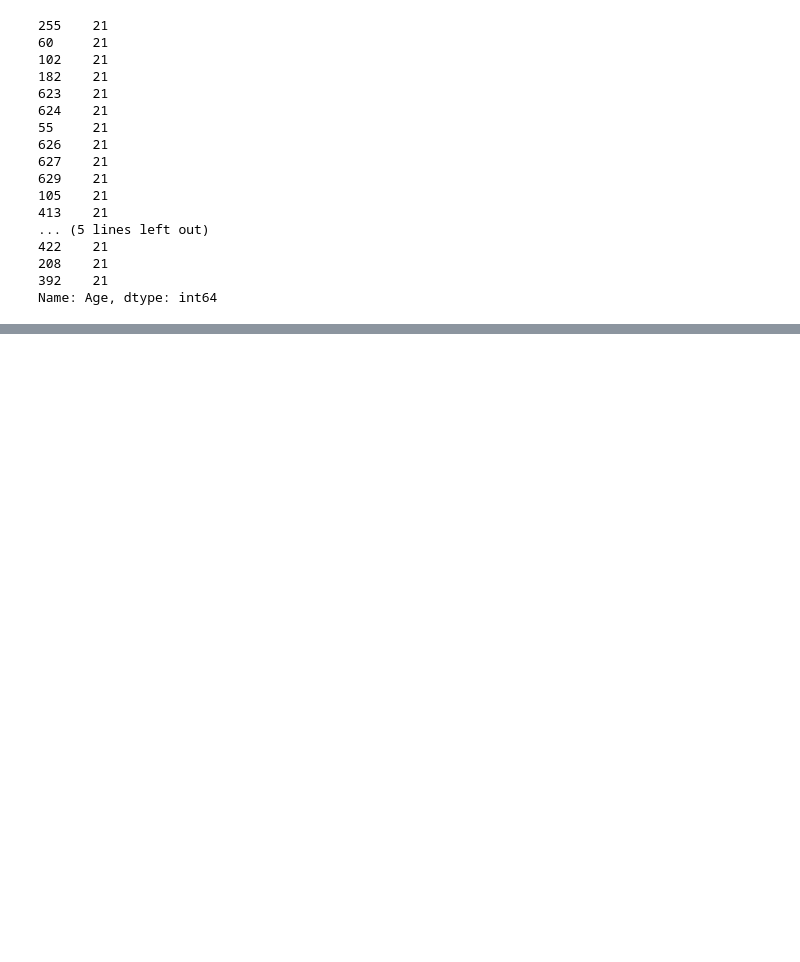
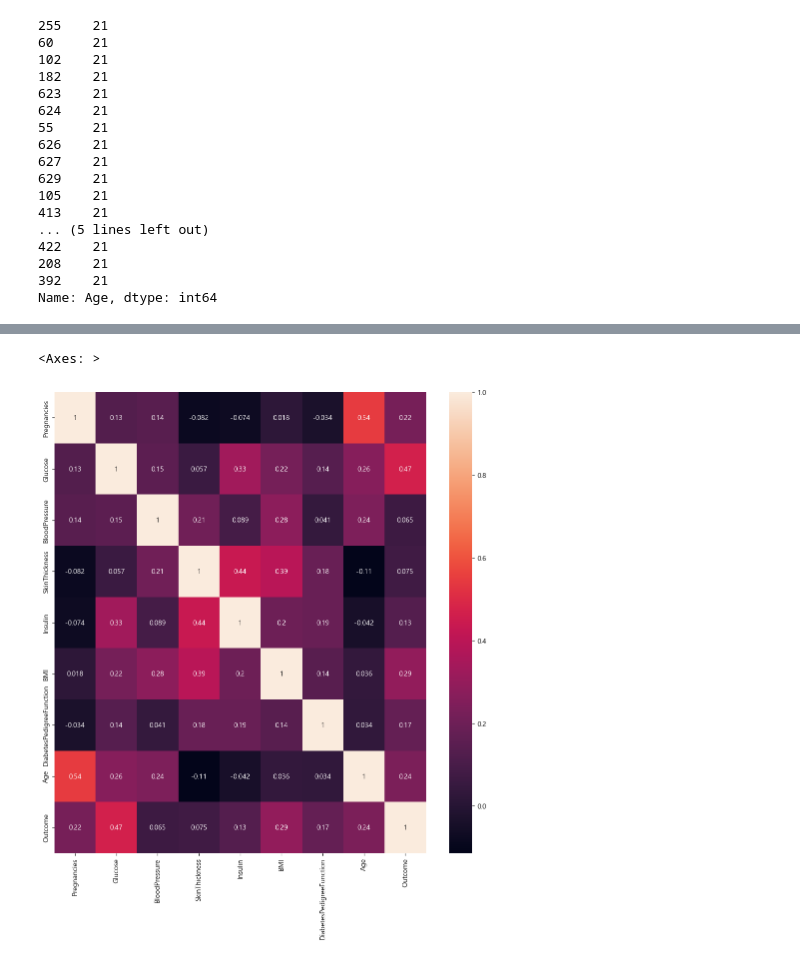
Before and after one commit to answeral/medical1, a Jupyter notebook: m0521/m0521_04.ipynb, the cells around one changed output, grey strips where cells are left out. Saved outputs shown, nothing was run; the diff lists cells and outputs as text; code cells hidden in the pictures; blank space fills up the shorter version.

```diff
--- a/m0521/m0521_04.ipynb
+++ b/m0521/m0521_04.ipynb
@@ -157,0 +181,6 @@ Name: Age, dtype: int64
+# %%
+plt.figure(figsize=(12,12))
+sns.heatmap(df.corr(),annot=True) # 각 특성별 영향도와 데이터 수치 출력
+# %% [output]
+<Axes: >
+[figure, added]
```
Also changed, not shown: parts of 22 cells of this notebook, 6 other files.
